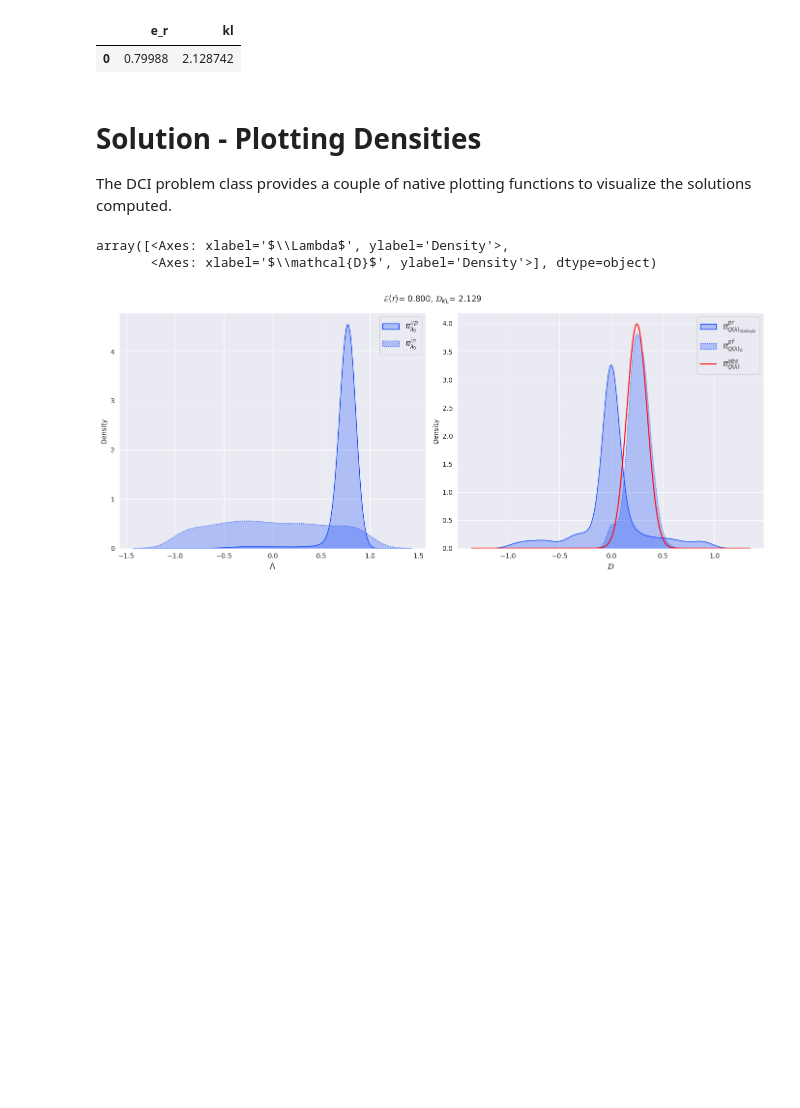
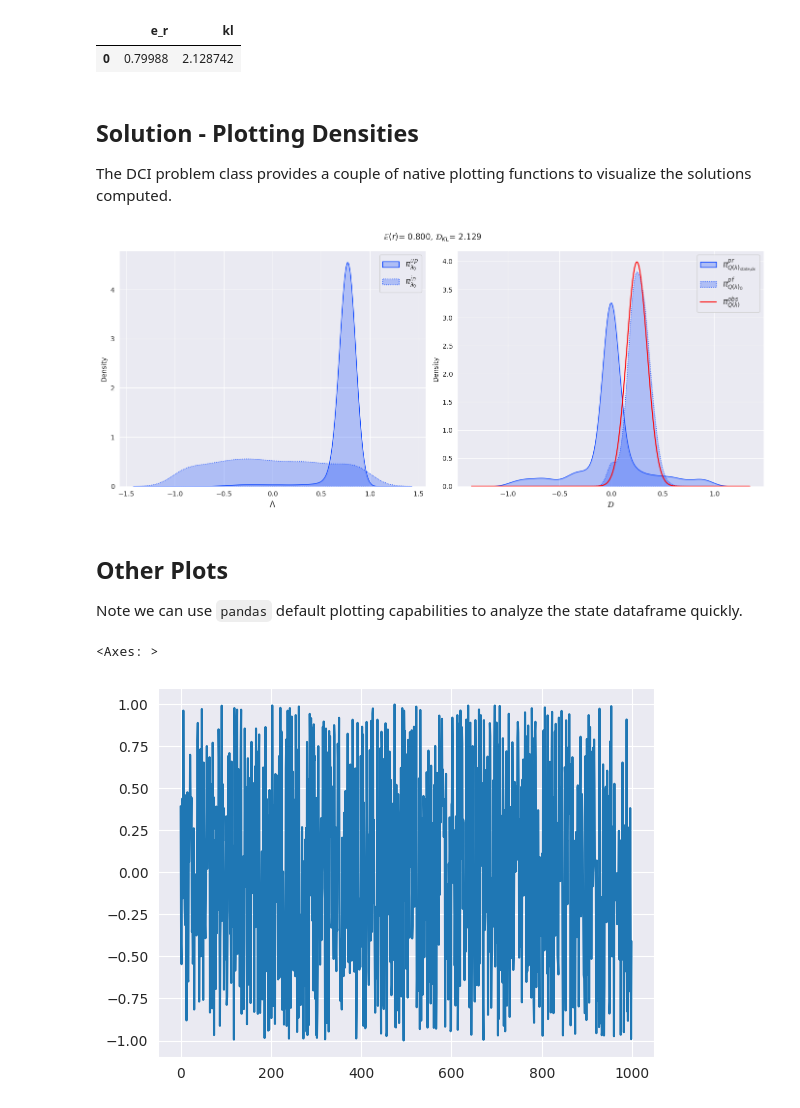
Before and after one commit to UT-CHG/pyDCI, a Jupyter notebook: notebooks/DCIProblem.ipynb, the cells around one changed output. Saved outputs shown, nothing was run; the diff lists cells and outputs as text; code cells hidden in the pictures; blank space fills up the shorter version.

```diff
--- a/notebooks/DCIProblem.ipynb
+++ b/notebooks/DCIProblem.ipynb
@@ -135,13 +138,20 @@ d_prob.result
 |  | e_r | kl |
 | 0 | 0.79988 | 2.128742 |
 # %% [markdown]
-# Solution - Plotting Densities
+## Solution - Plotting Densities
 
 The DCI problem class provides a couple of native plotting functions to visualize the solutions computed.
 # %%
-d_prob.density_plots()
+_ = d_prob.density_plots()
 # %% [output]
-array([<Axes: xlabel='$\\Lambda$', ylabel='Density'>,
-       <Axes: xlabel='$\\mathcal{D}$', ylabel='Density'>], dtype=object)
 [figure]
+# %% [markdown]
+## Other Plots
+
+Note we can use `pandas` default plotting capabilities to analyze the state dataframe quickly.
+# %%
+d_prob.state['lam_0'].plot()
+# %% [output]
+<Axes: >
+[figure, added]
 # %%
```
Also changed, not shown: parts of 7 cells of this notebook, 12 other files.
